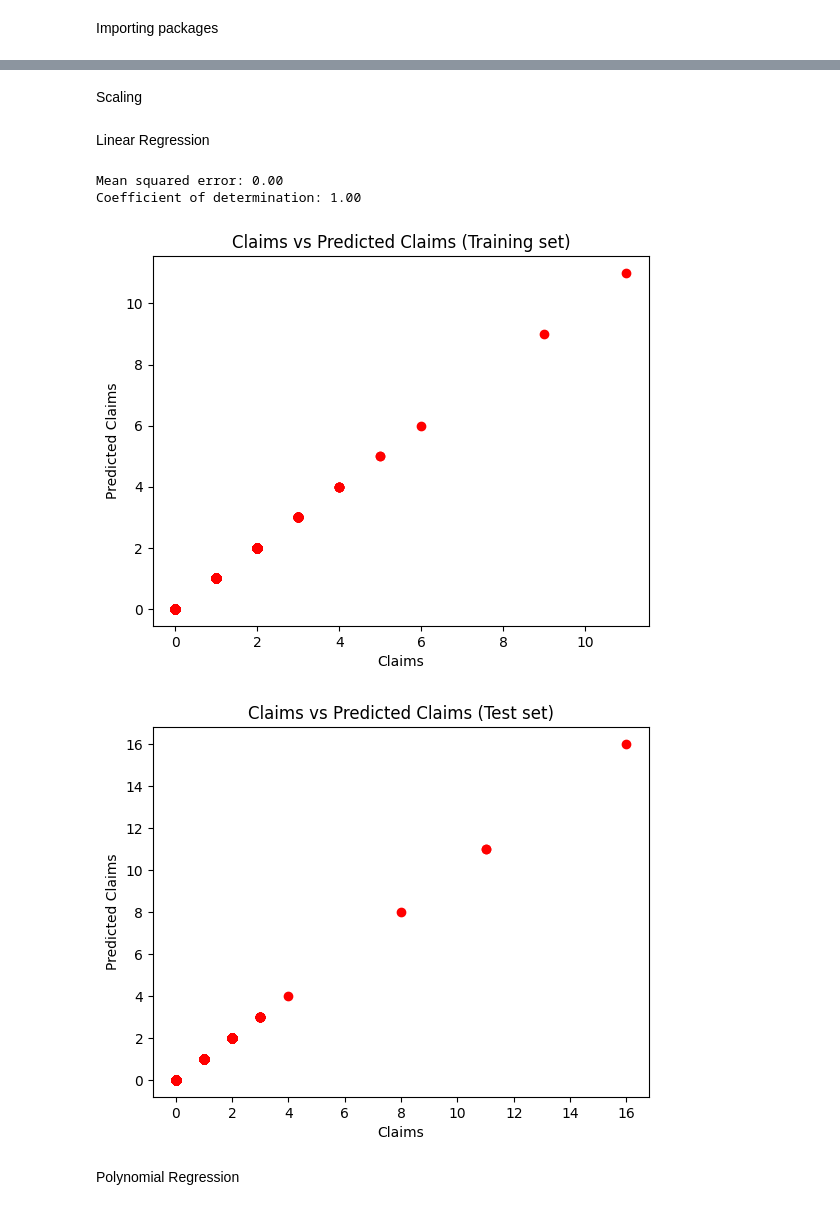
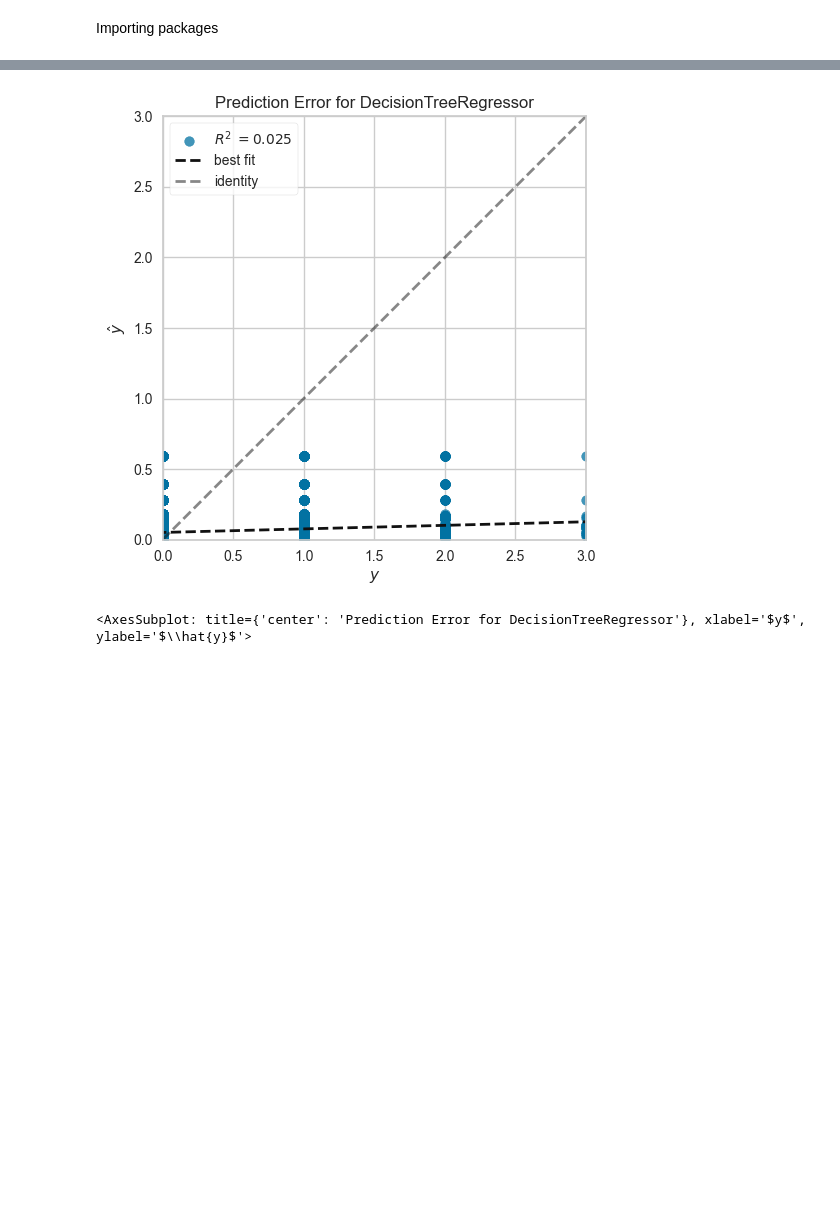
Before and after one commit to Brutosippon/projecto1, a Jupyter notebook: Project1.ipynb, the cells around one changed output, grey strips where cells are left out. Saved outputs shown, nothing was run; the diff lists cells and outputs as text; code cells hidden in the pictures; blank space fills up the shorter version.

```diff
--- a/Project1.ipynb
+++ b/Project1.ipynb
@@ -583,10 +606,11 @@ residuals_vis.show()
 # %%
-    from yellowbrick.regressor import PredictionError
+from yellowbrick.regressor import PredictionError
 
-    # Visualize the prediction error
-    predError_vis = PredictionError(tree_regr)
-    predError_vis.fit(X_train, y_train)  # Fit the training data to the visualizer
-    predError_vis.score(X_test, y_test)  # Evaluate the model on the test data
-    predError_vis.show()
+# Visualize the prediction error
+predError_vis = PredictionError(tree_regrssor)
+predError_vis.fit(X_train, y_train)  # Fit the training data to the visualizer
+predError_vis.score(X_test, y_test)  # Evaluate the model on the test data
+predError_vis.show()
+# %% [output]
+[figure, added]
+<AxesSubplot: title={'center': 'Prediction Error for DecisionTreeRegressor'}, xlabel='$y$', ylabel='$\\hat{y}$'>
-# %% [markdown]
-Scaling
@@ -604,34 +616,0 @@ X_test = sc.transform(X_test)
-# %% [markdown]
-Linear Regression
-# %%
-# Fitting Multiple Linear Regression to the Training set
-regressor = LinearRegression()
-regressor.fit(X_train, y_train)
-
-# Predicting the Test set results
-y_pred = regressor.predict(X_test)
-
-# Evaluating the Model Performance
-print('Mean squared error: %.2f' % mean_squared_error(y_test, y_pred))
-print('Coefficient of determination: %.2f' % r2_score(y_test, y_pred))
-
-# Visualising the Training set results
-plt.scatter(y_train, regressor.predict(X_train), color = 'red')
-plt.title('Claims vs Predicted Claims (Training set)')
-plt.xlabel('Claims')
-plt.ylabel('Predicted Claims')
-plt.show()
-
-# Visualising the Test set results
-plt.scatter(y_test, y_pred, color = 'red')
-plt.title('Claims vs Predicted Claims (Test set)')
-plt.xlabel('Claims')
-plt.ylabel('Predicted Claims')
-plt.show()
-# %% [output]
-Mean squared error: 0.00
-Coefficient of determination: 1.00
-[figure, removed]
-[figure, removed]
-# %% [markdown]
-Polynomial Regression
```
Also changed, not shown: parts of 25 cells of this notebook.
